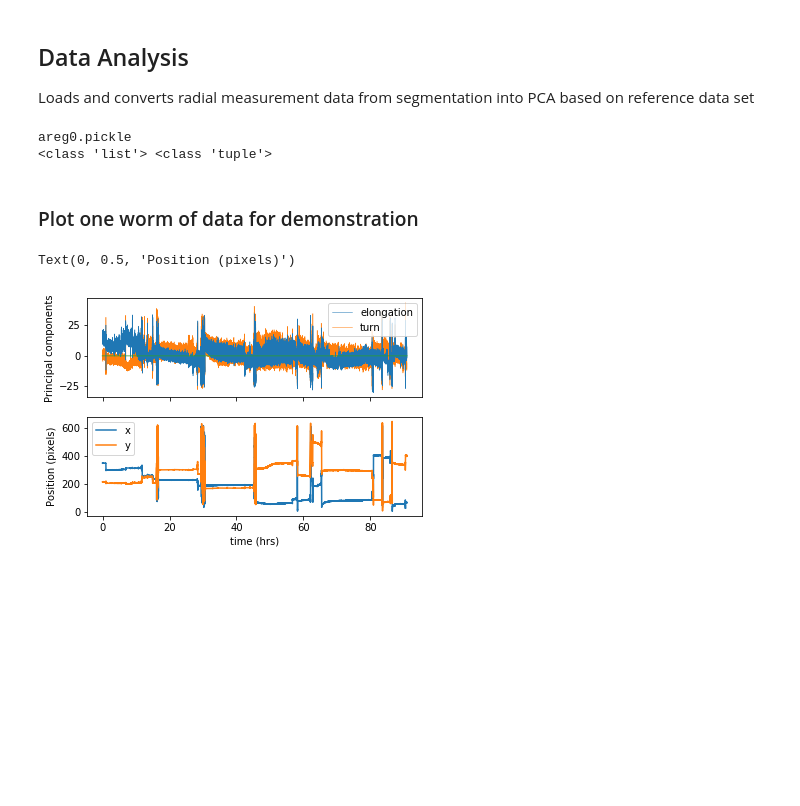
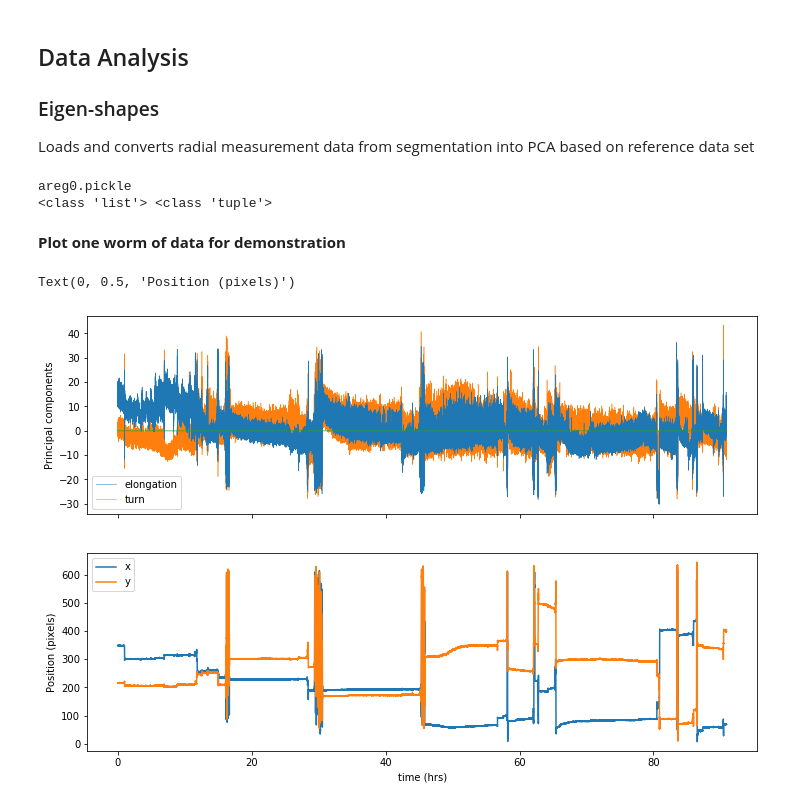
Before and after one commit to samuelbray32/planameterization, a Jupyter notebook: analyzeData.ipynb, the cells around one changed output. Cells and saved outputs as stored; diff of their text form; code cells hidden in the pictures; blank space fills up the shorter version.

```diff
--- a/analyzeData.ipynb
+++ b/analyzeData.ipynb
@@ -1,5 +1,7 @@
 # %% [markdown]
 ## Data Analysis
+
+### Eigen-shapes
 Loads and converts radial measurement data from segmentation into PCA based on reference data set
 # %%
 from tools.wormParam import *
@@ -22,28 +34,28 @@ X,light,t_on,t_off,wormNumber,COM,expVar,eig_val,eig_vector=loadAndReferencePCA_
 areg0.pickle
 <class 'list'> <class 'tuple'>
 # %% [markdown]
-### Plot one worm of data for demonstration
+**Plot one worm of data for demonstration**
 # %%
 k=0
-fig, ax = plt.subplots(nrows=2,sharex=True)
+fig, ax = plt.subplots(nrows=2,sharex=True,figsize=(12,8))
 ind=np.where(wormNumber==k)[0]
 t_all=np.linspace(0,ind.size/2/60/60,ind.size)
 ax[0].plot(t_all,(X[ind,0]),label='elongation',lw=.5,zorder=-2)
 ax[0].plot(t_all,(X[ind,1]),label='turn',lw=.5,zorder=-6)
 ax[0].legend()
 #plot com info
 ax[1].plot(t_all,COM[ind,0],label='x')
 ax[1].plot(t_all,COM[ind,1],label='y')
 
 #light and details
 ax[0].plot(t_all,light[ind]*20,label='light', alpha=.5,zorder=-1)
 
 #plt.ylim(-7,30)
 plt.legend(loc=2)
 plt.xlabel('time (hrs)')
 
 ax[0].set_ylabel('Principal components')
 ax[1].set_ylabel('Position (pixels)')
 # %% [output]
 Text(0, 0.5, 'Position (pixels)')
-[figure, old version]
+[figure, new version]
```
Also changed, not shown: parts of 5 cells of this notebook.
